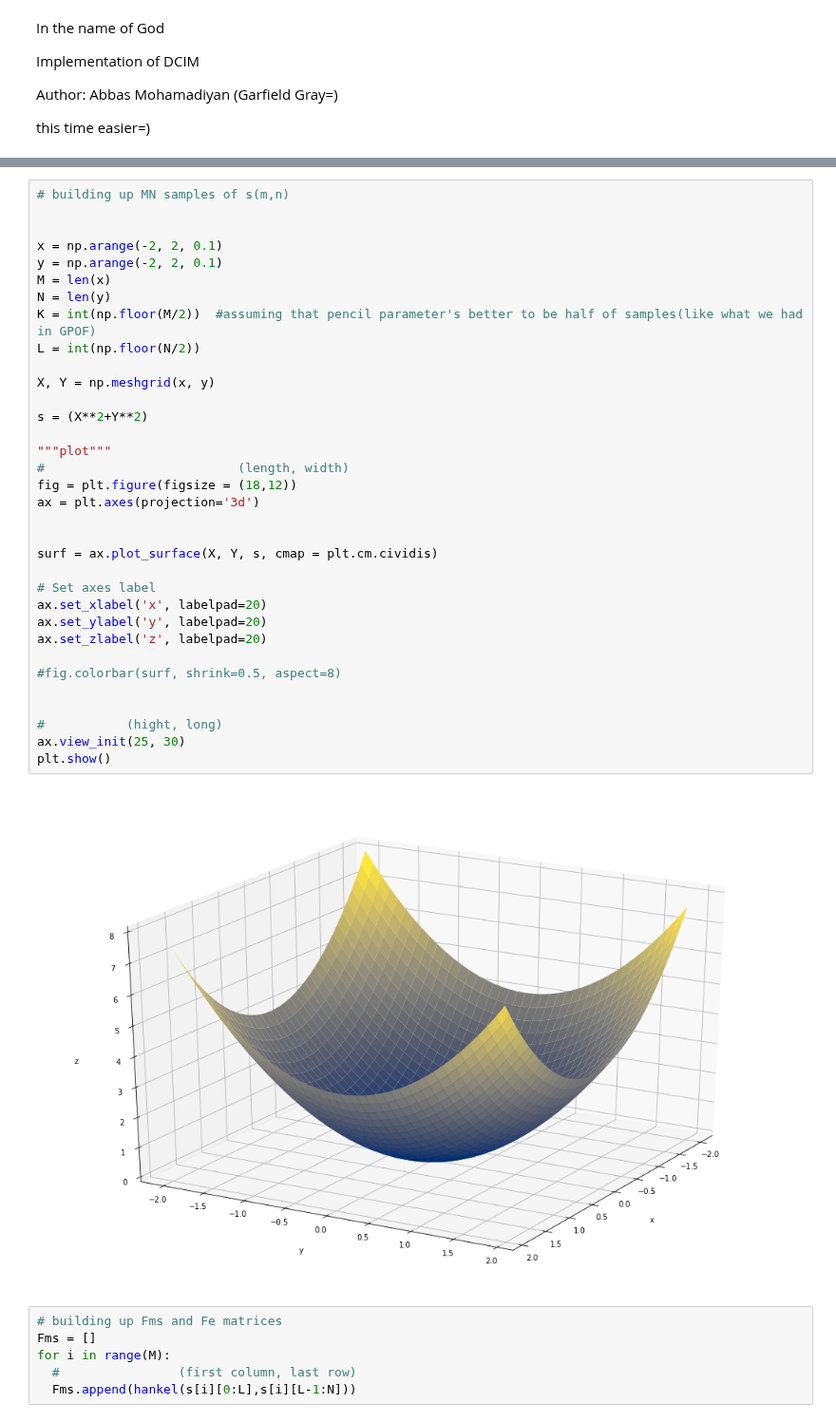
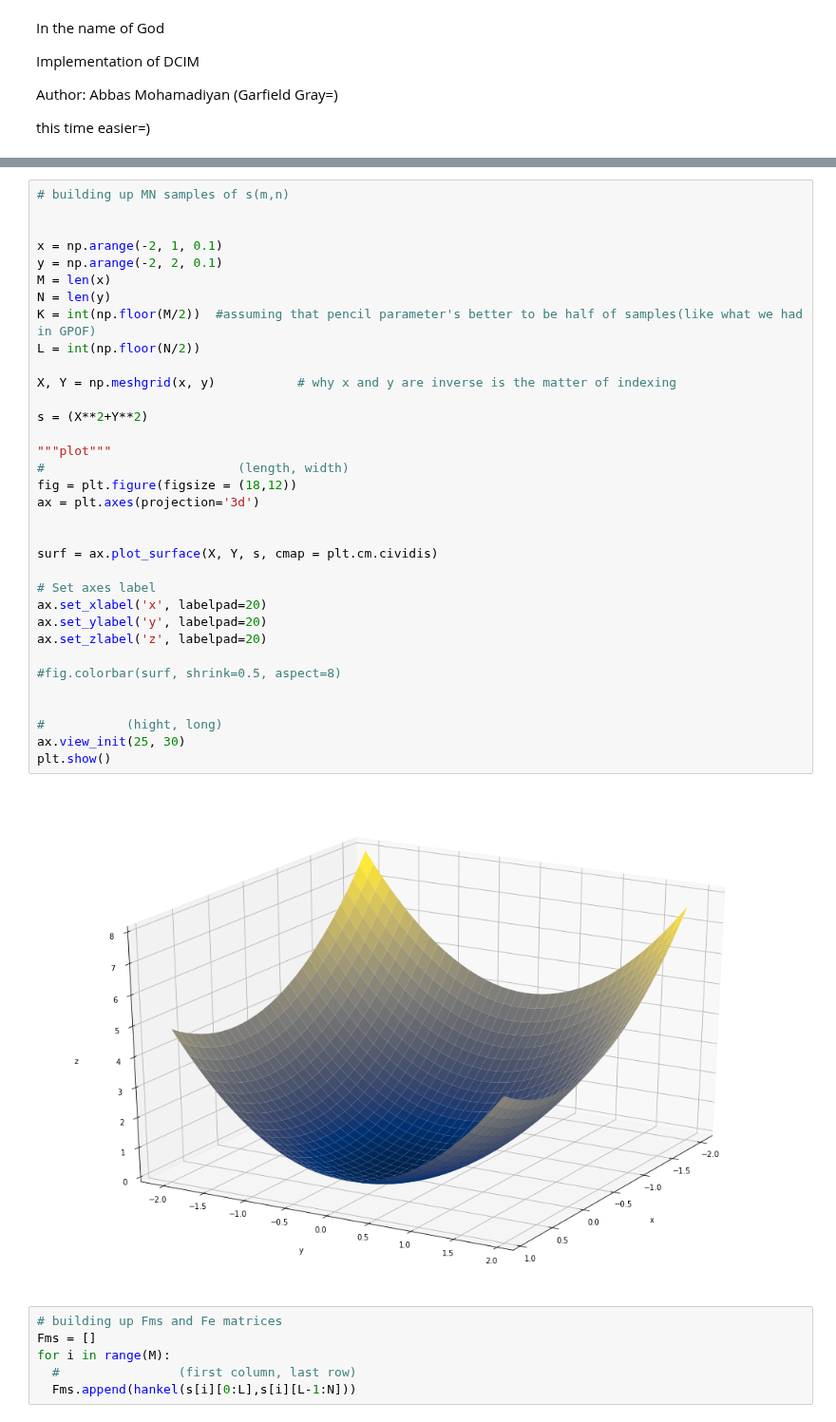
Before and after one commit to garfield-gray/DCIM, a Jupyter notebook: DCIMsimple.ipynb, the cells around one changed output, grey strips where cells are left out. Shown at 95% size. Drawn from its saved outputs; the diff is of its cells as text.

```diff
--- a/DCIMsimple.ipynb
+++ b/DCIMsimple.ipynb
@@ -23,38 +24,38 @@ from numpy.linalg import matrix_power
 # building up MN samples of s(m,n)
 
 
-x = np.arange(-2, 2, 0.1)
+x = np.arange(-2, 1, 0.1)
 y = np.arange(-2, 2, 0.1)
 M = len(x)
 N = len(y)
 K = int(np.floor(M/2))  #assuming that pencil parameter's better to be half of samples(like what we had in GPOF)
 L = int(np.floor(N/2))
 
-X, Y = np.meshgrid(x, y)
+X, Y = np.meshgrid(x, y)           # why x and y are inverse is the matter of indexing
 
 s = (X**2+Y**2)
 
 """plot"""
 #                          (length, width)
 fig = plt.figure(figsize = (18,12))
 ax = plt.axes(projection='3d')
 
 
 surf = ax.plot_surface(X, Y, s, cmap = plt.cm.cividis)
 
 # Set axes label
 ax.set_xlabel('x', labelpad=20)
 ax.set_ylabel('y', labelpad=20)
 ax.set_zlabel('z', labelpad=20)
 
 #fig.colorbar(surf, shrink=0.5, aspect=8)
 
 
 #           (hight, long)
 ax.view_init(25, 30)
 plt.show()
 # %% [output]
-[figure, old version]
+[figure, new version]
 # %%
 # building up Fms and Fe matrices
 Fms = []
```
Also changed, not shown: parts of 6 cells of this notebook.
